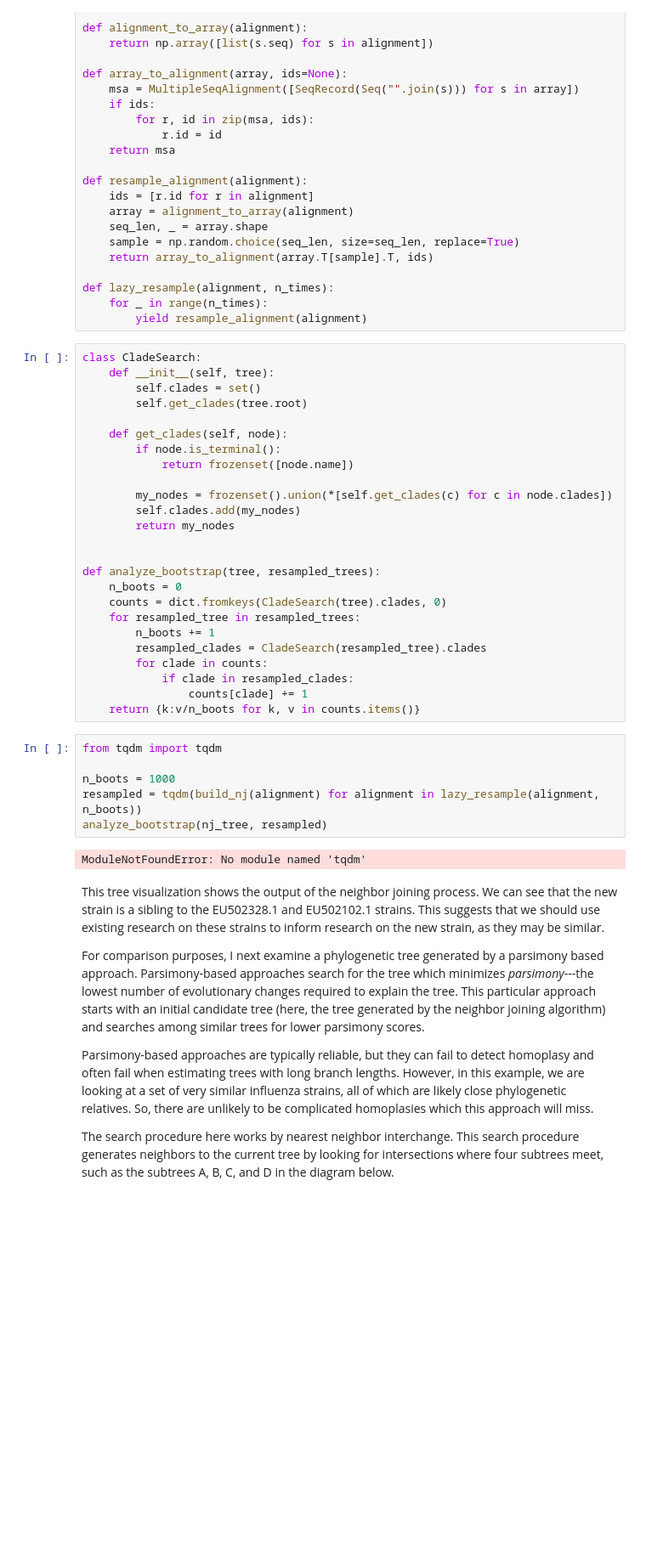
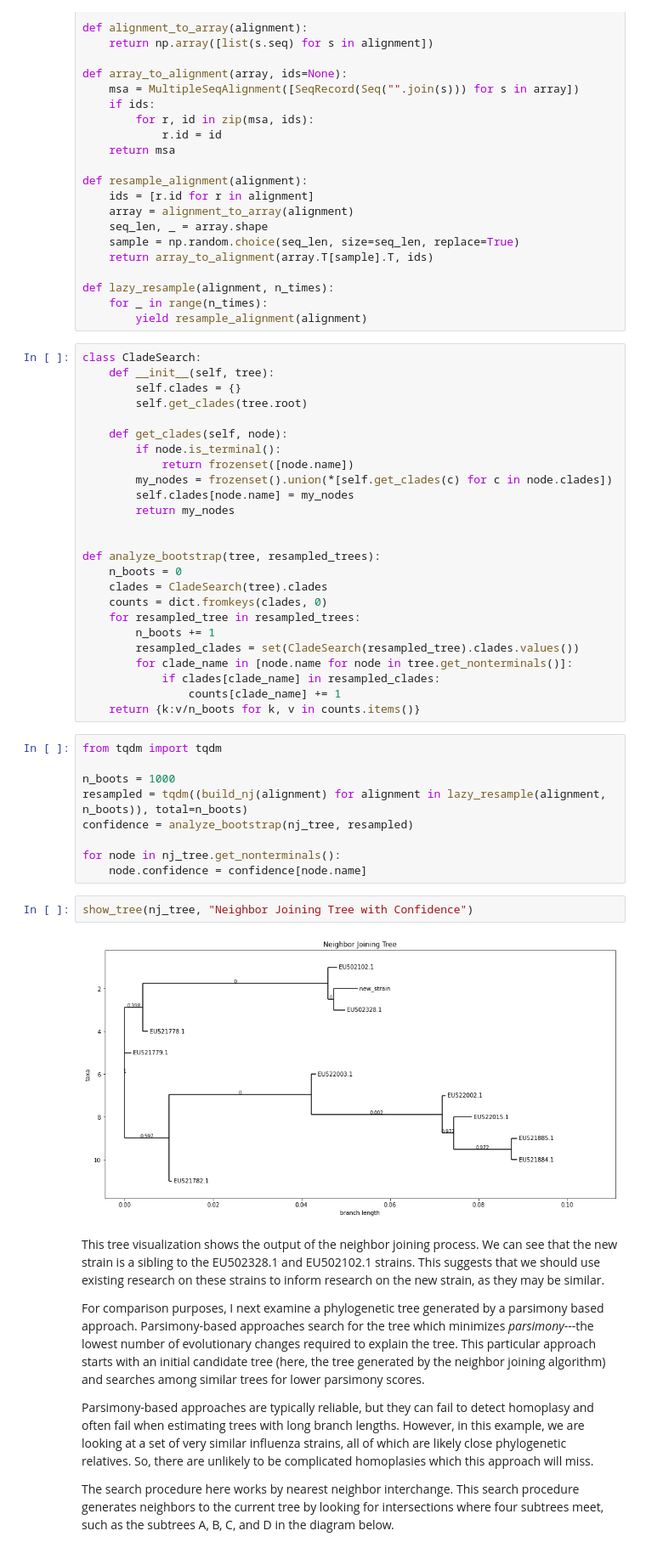
Before and after one commit to leo-ware/ns112-tree-thinking, a Jupyter notebook: notebook.ipynb, the cells around one changed output. Shown: that part at 85% size. Cells and saved outputs as stored; diff of their text form; blank space fills up the shorter version.

```diff
--- a/notebook.ipynb
+++ b/notebook.ipynb
@@ -242,36 +242,41 @@ def lazy_resample(alignment, n_times):
 # %%
 class CladeSearch:
     def __init__(self, tree):
-        self.clades = set()
+        self.clades = {}
         self.get_clades(tree.root)
 
     def get_clades(self, node):
         if node.is_terminal():
             return frozenset([node.name])
-
         my_nodes = frozenset().union(*[self.get_clades(c) for c in node.clades])
-        self.clades.add(my_nodes)
+        self.clades[node.name] = my_nodes
         return my_nodes
 
 
 def analyze_bootstrap(tree, resampled_trees):
     n_boots = 0
-    counts = dict.fromkeys(CladeSearch(tree).clades, 0)
+    clades = CladeSearch(tree).clades
+    counts = dict.fromkeys(clades, 0)
     for resampled_tree in resampled_trees:
         n_boots += 1
-        resampled_clades = CladeSearch(resampled_tree).clades
-        for clade in counts:
-            if clade in resampled_clades:
-                counts[clade] += 1
+        resampled_clades = set(CladeSearch(resampled_tree).clades.values())
+        for clade_name in [node.name for node in tree.get_nonterminals()]:
+            if clades[clade_name] in resampled_clades:
+                counts[clade_name] += 1
     return {k:v/n_boots for k, v in counts.items()}
 # %%
 from tqdm import tqdm
 
 n_boots = 1000
-resampled = tqdm(build_nj(alignment) for alignment in lazy_resample(alignment, n_boots))
-analyze_bootstrap(nj_tree, resampled)
+resampled = tqdm((build_nj(alignment) for alignment in lazy_resample(alignment, n_boots)), total=n_boots)
+confidence = analyze_bootstrap(nj_tree, resampled)
+
+for node in nj_tree.get_nonterminals():
+    node.confidence = confidence[node.name]
-# %% [output]
-ModuleNotFoundError: No module named 'tqdm'
+# %%
+show_tree(nj_tree, "Neighbor Joining Tree with Confidence")
+# %% [output]
+[figure, added]
 # %% [markdown]
 This tree visualization shows the output of the neighbor joining process. We can see that the new strain is a sibling to the EU502328.1 and EU502102.1 strains. This suggests that we should use existing research on these strains to inform research on the new strain, as they may be similar.
 
```
Also changed, not shown: parts of 3 cells of this notebook.
